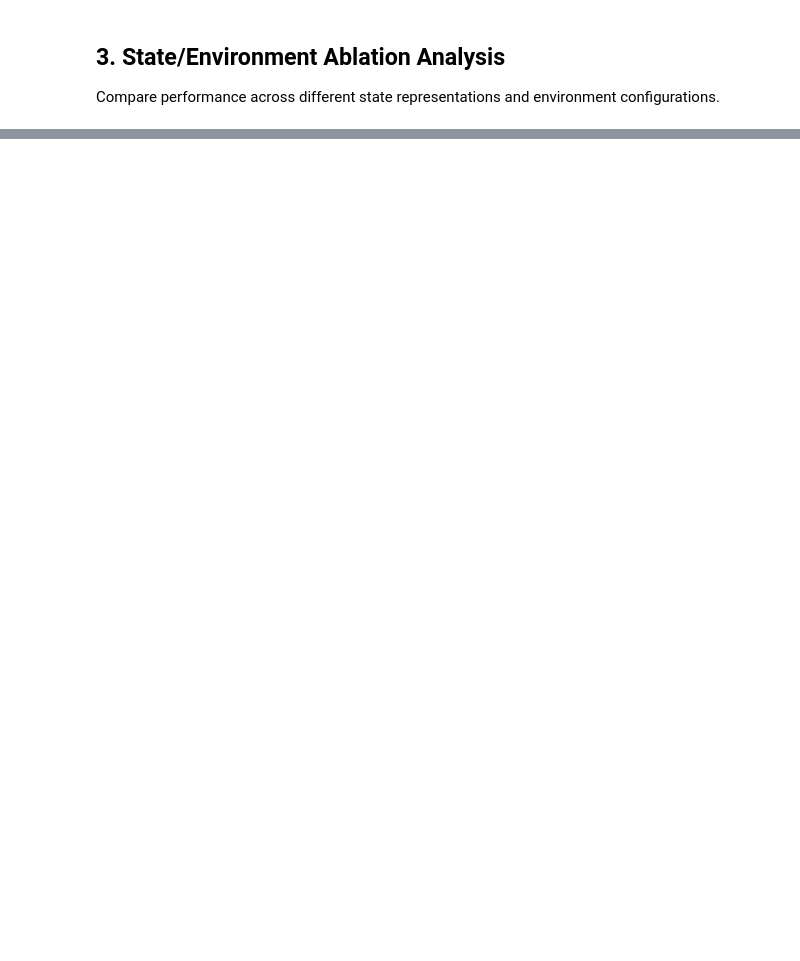
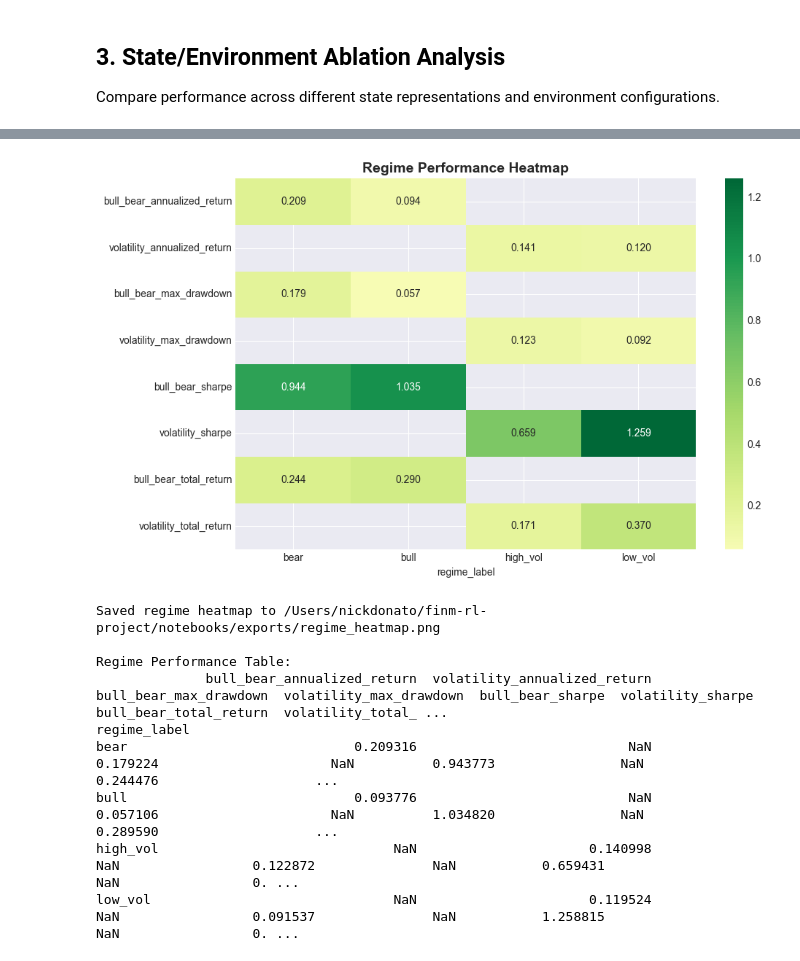
Before and after one commit to ekopen/finm-rl-project, a Jupyter notebook: notebooks/analysis_main.ipynb, the cells around one changed output, grey strips where cells are left out. Cells and saved outputs as stored; diff of their text form; code cells hidden in the pictures; blank space fills up the shorter version.

```diff
--- a/notebooks/analysis_main.ipynb
+++ b/notebooks/analysis_main.ipynb
@@ -268,0 +471,34 @@ else:
+# %%
+# Create heatmap of regime performance
+if regime_df is not None:
+    pivot_df = regime_df.pivot_table(
+        index='regime_label',
+        columns='regime_type',
+        values=['total_return', 'annualized_return', 'sharpe', 'max_drawdown'],
+        aggfunc='first'
+    )
+
+    # Flatten column names
+    pivot_df.columns = [f'{col[1]}_{col[0]}' for col in pivot_df.columns]
+
+    fig, ax = plt.subplots(figsize=(10, 6))
+    sns.heatmap(pivot_df.T, annot=True, fmt='.3f', cmap='RdYlGn', center=0, ax=ax)
+    ax.set_title('Regime Performance Heatmap', fontsize=14, fontweight='bold')
+    plt.tight_layout()
+    plt.savefig(EXPORTS_DIR / "regime_heatmap.png", dpi=150, bbox_inches='tight')
+    plt.show()
+    print(f"Saved regime heatmap to {EXPORTS_DIR / 'regime_heatmap.png'}")
+
+    print("\nRegime Performance Table:")
+    print(pivot_df.to_string())
+# %% [output]
+[figure, added]
+Saved regime heatmap to /Users/nickdonato/finm-rl-project/notebooks/exports/regime_heatmap.png
+
+Regime Performance Table:
+              bull_bear_annualized_return  volatility_annualized_return  bull_bear_max_drawdown  volatility_max_drawdown  bull_bear_sharpe  volatility_sharpe  bull_bear_total_return  volatility_total_ ...
+regime_label
+bear                             0.209316                           NaN                0.179224                      NaN          0.943773                NaN                0.244476                    ...
+bull                             0.093776                           NaN                0.057106                      NaN          1.034820                NaN                0.289590                    ...
+high_vol                              NaN                      0.140998                     NaN                 0.122872               NaN           0.659431                     NaN                 0. ...
+low_vol                               NaN                      0.119524                     NaN                 0.091537               NaN           1.258815                     NaN                 0. ...
```
Also changed, not shown: parts of 28 cells of this notebook, 3 other files.
